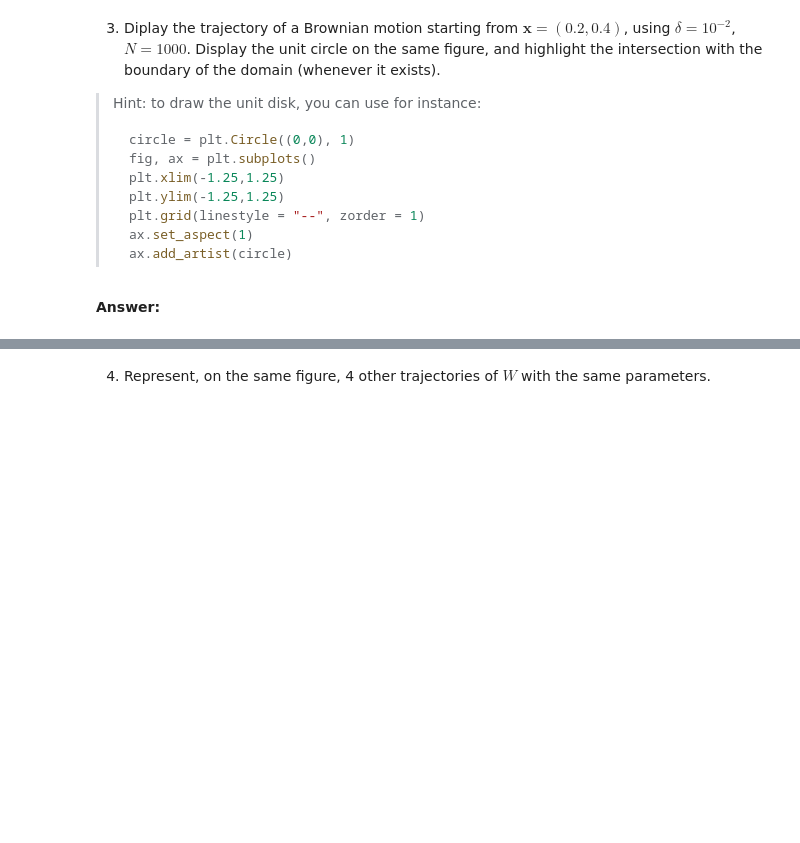
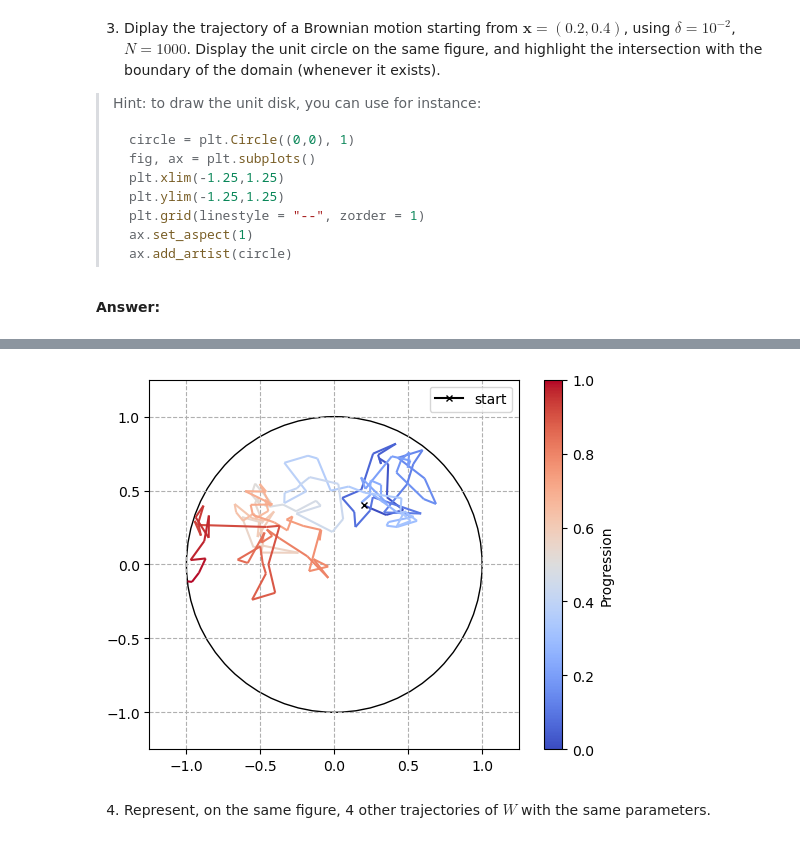
Before and after one commit to jkjky/python_sdia, a Jupyter notebook: Labs/Lab3/lab3.ipynb, the cells around one changed output, grey strips where cells are left out. Cells and saved outputs as stored; diff of their text form; code cells hidden in the pictures; blank space fills up the shorter version.

```diff
--- a/Labs/Lab3/lab3.ipynb
+++ b/Labs/Lab3/lab3.ipynb
@@ -150,3 +161,32 @@ np.linalg.norm(np.array([0.48688796, 0.87862456]))
+# %%
+from matplotlib.collections import LineCollection
+
+circle = plt.Circle((0,0), 1, edgecolor="black", facecolor="none")
+fig, ax = plt.subplots()
+plt.xlim(-1.25,1.25)
+plt.ylim(-1.25,1.25)
+plt.grid(linestyle = "--", zorder = 1)
+ax.set_aspect(1)
+ax.add_artist(circle)
+traj = brownian_motion(1000, np.array([0.2, 0.4]), 0.01, rng)
+
+segments = np.array([traj[i:i+2] for i in range(len(traj)-1)])
+
+progress = np.linspace(0,1, len(segments))
+
+lc = LineCollection(segments, cmap="coolwarm")
+lc.set_array(progress)
+
+ax.add_collection(lc)
+#plt.plot(traj[:,0],traj[:,1], c="r")
+ax.plot(traj[0][0],traj[0][1], marker="x", color="black", markersize=5, label = "start")
+
+plt.colorbar(lc,ax=ax, label='Progression')
+ax.legend()
+
+plt.show()
+# %% [output]
+[figure, added]
 # %% [markdown]
 4. Represent, on the same figure, 4 other trajectories of $W$ with the same parameters.
 # %% [markdown]
```
Also changed, not shown: parts of 4 cells of this notebook.
